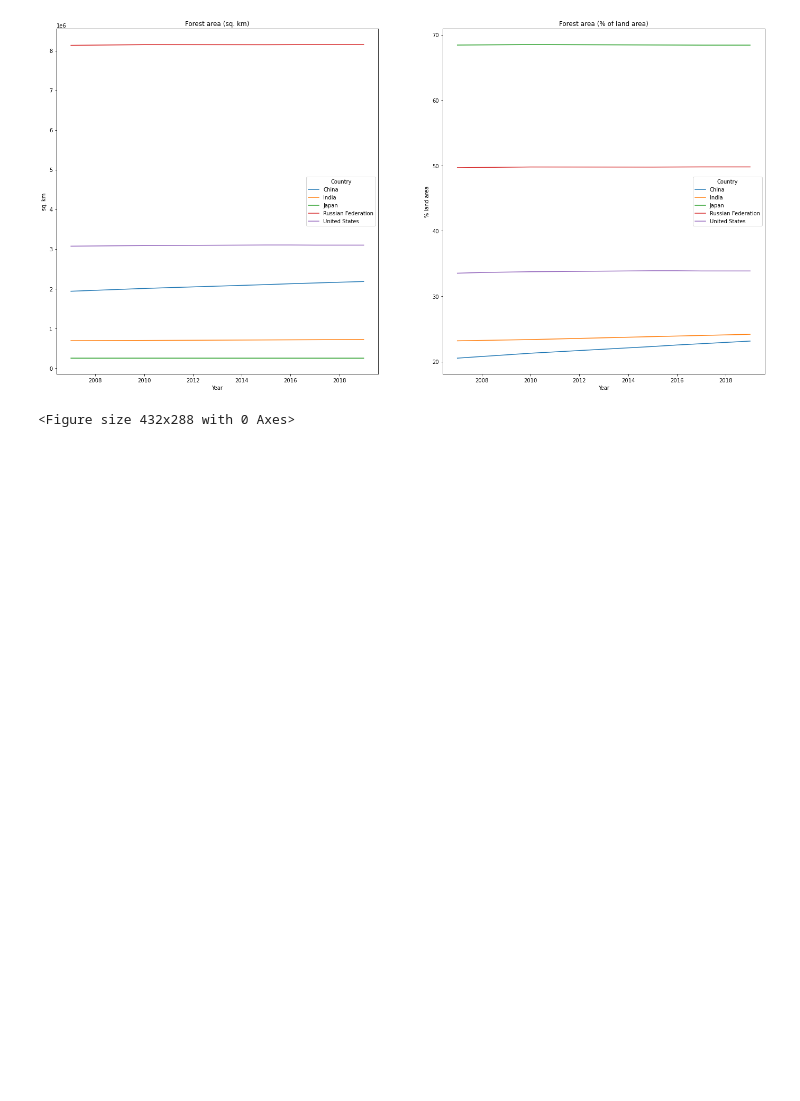
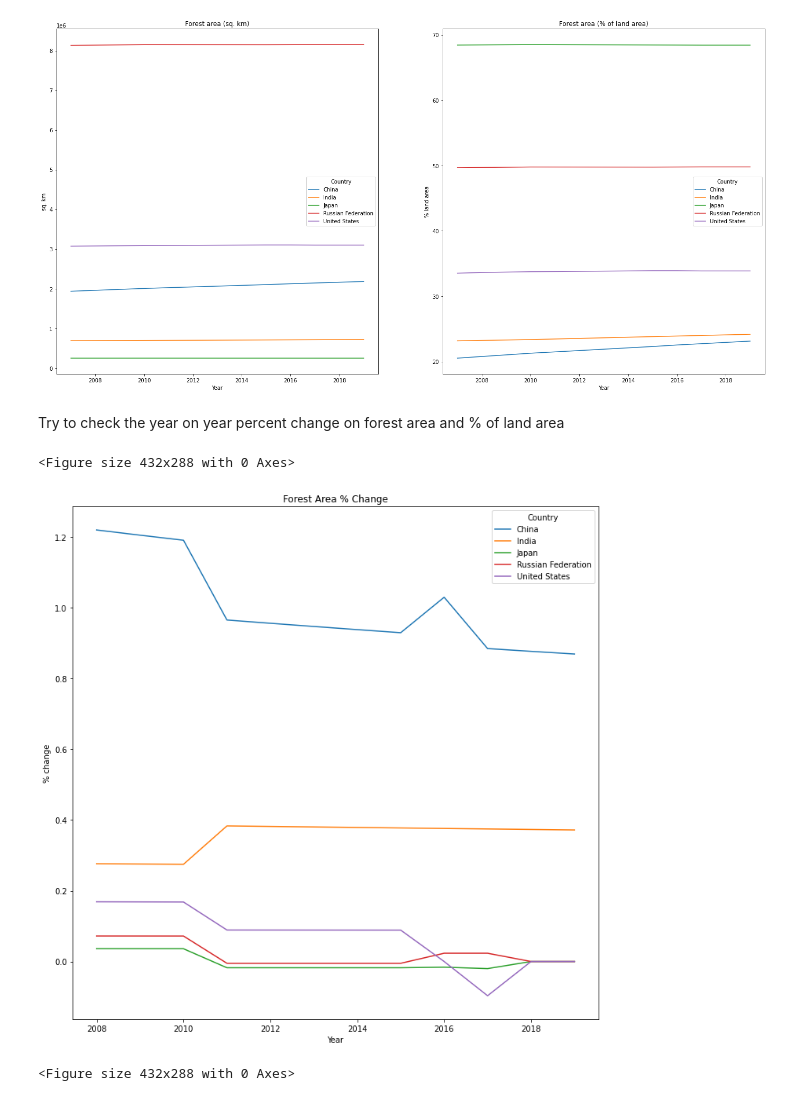
Before and after one commit to jords-santiago/humans_are_pollutants, a Jupyter notebook: 02_SourceCodes/01_Python_JupyterNotebook/02_Analysis_World_Bank_Devt_vs_Environment.ipynb, the cells around one changed output. Drawn from its saved outputs; the diff is of its cells as text; code cells hidden in the pictures; blank space fills up the shorter version.

```diff
--- a/02_SourceCodes/01_Python_JupyterNotebook/02_Analysis_World_Bank_Devt_vs_Environment.ipynb
+++ b/02_SourceCodes/01_Python_JupyterNotebook/02_Analysis_World_Bank_Devt_vs_Environment.ipynb
@@ -154,6 +182,21 @@ plt.show()
 # %% [output]
 <Figure size 432x288 with 0 Axes>
 [figure]
+# %% [markdown]
+Try to check the year on year percent change on forest area and % of land area
+# %%
+forest_change_df = get_yoy_change_df(resdf, 'AG.LND.FRST.K2', 'Forest Area % change')
+# %%
+plt.clf()
+plt.figure(figsize=(12,12))
+
+plt.title('Forest Area % Change')
+plt.ylabel('% change')
+sns.lineplot(x='Year', y='Forest Area % change', data=forest_change_df, hue='Country')
+plt.show()
+# %% [output]
+<Figure size 432x288 with 0 Axes>
+[figure, added]
 # %%
 plt.clf()
 fig, axes = plt.subplots(1, 3, figsize=(36,12))
```
Also changed, not shown: parts of 3 cells of this notebook, 2 other files.
